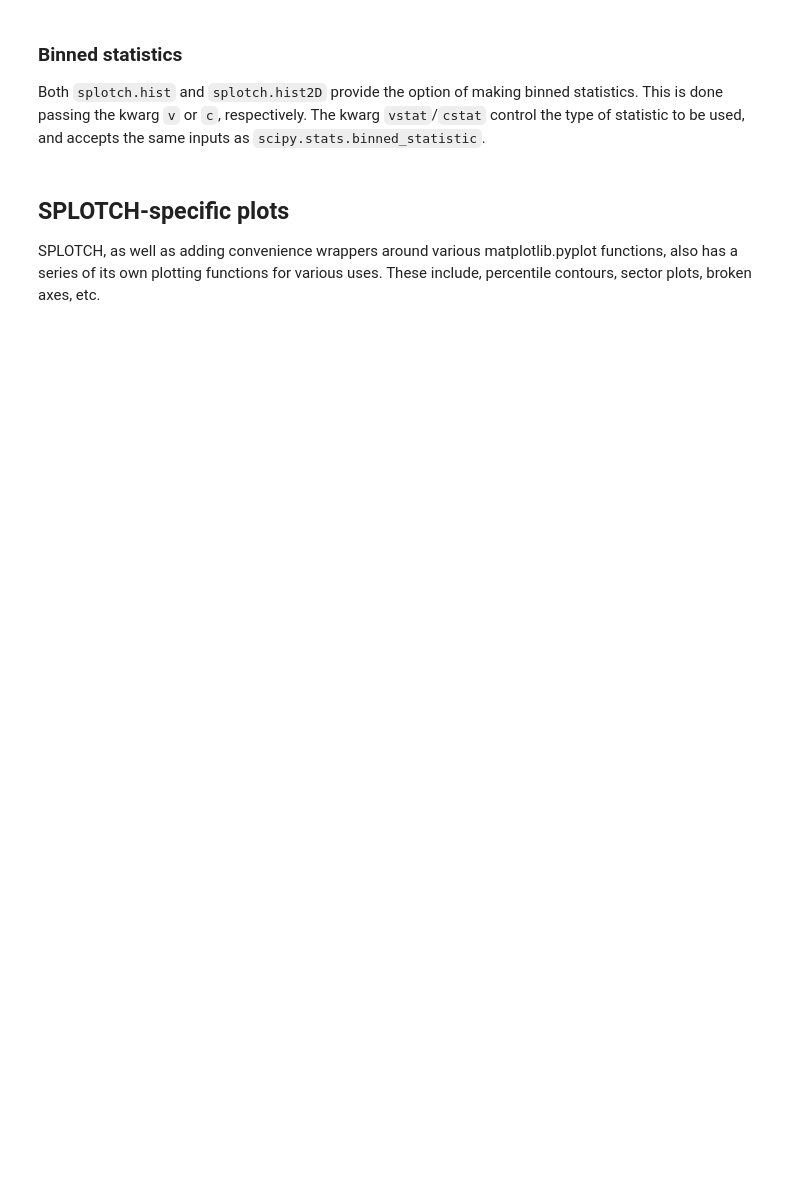
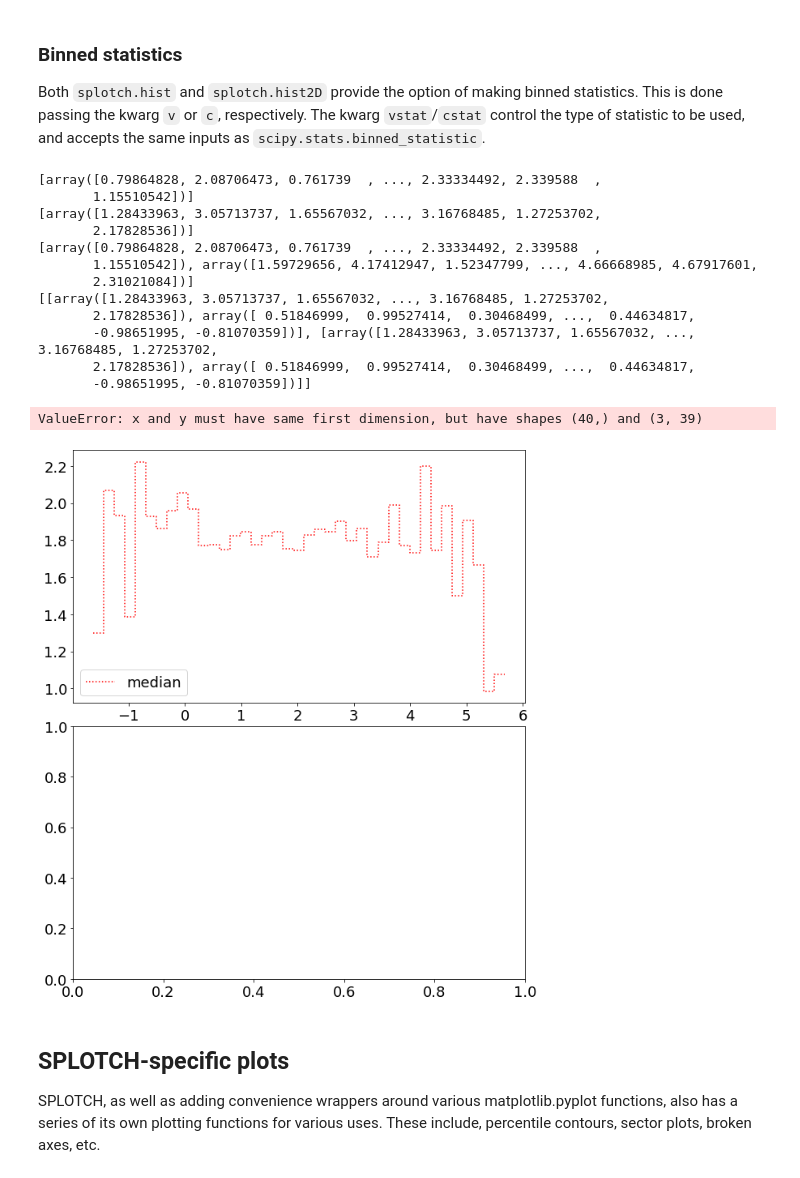
Before and after one commit to MBravoS/splotch, a Jupyter notebook: docs/Examples.ipynb, the cells around one changed output. Saved outputs shown, nothing was run; the diff lists cells and outputs as text; code cells hidden in the pictures; blank space fills up the shorter version.

```diff
--- a/docs/Examples.ipynb
+++ b/docs/Examples.ipynb
@@ -154,13 +192,29 @@ x=np.random.normal(2,1,10000)
 y=np.random.gamma(4,0.5,10000)
 z=np.cos(x*y)
 # %%
-splt.hist(x,v=y,vstat='median',plabel='median',color='r',linestyle='dotted')
-splt.hist(x,v=y,vstat='mean',plabel='mean',color='r',linestyle='dashed')
-splt.hist2D(x,y,cmap='Greys',xlabel='x',ylabel='y',clabel='Point density')
+fig, axes = splt.subplots(nrows=2,figsize=(10,12))
+
+splt.hist(x,v=y,vstat='median',plabel='median',color='r',linestyle='dotted', ax=axes[0])
+splt.hist([x,x*2],v=[y,z],vstat='mean',plabel='mean',color='r',linestyle='dashed', ax=axes[0])
+splt.hist2D(x,y,cmap='Greys',xlabel='x',ylabel='y',clabel='Point density', ax=axes[0])
+
+splt.hist2D(x,y,c=z,cstat='median',clabel='Median value of $z(x,y)$', ax=axes[1])
 plt.show()
-
-splt.hist2D(x,y,c=z,cstat='median',clabel='Median value of $z(x,y)$')
-plt.show()
+# %% [output]
+[array([0.79864828, 2.08706473, 0.761739  , ..., 2.33334492, 2.339588  ,
+       1.15510542])]
+[array([1.28433963, 3.05713737, 1.65567032, ..., 3.16768485, 1.27253702,
+       2.17828536])]
+[array([0.79864828, 2.08706473, 0.761739  , ..., 2.33334492, 2.339588  ,
+       1.15510542]), array([1.59729656, 4.17412947, 1.52347799, ..., 4.66668985, 4.67917601,
+       2.31021084])]
+[[array([1.28433963, 3.05713737, 1.65567032, ..., 3.16768485, 1.27253702,
+       2.17828536]), array([ 0.51846999,  0.99527414,  0.30468499, ...,  0.44634817,
+       -0.98651995, -0.81070359])], [array([1.28433963, 3.05713737, 1.65567032, ..., 3.16768485, 1.27253702,
+       2.17828536]), array([ 0.51846999,  0.99527414,  0.30468499, ...,  0.44634817,
+       -0.98651995, -0.81070359])]]
+ValueError: x and y must have same first dimension, but have shapes (40,) and (3, 39)
+[figure, added]
 # %% [markdown]
 ## SPLOTCH-specific plots
 SPLOTCH, as well as adding convenience wrappers around various matplotlib.pyplot functions, also has a series of its own plotting functions for various uses. These include, percentile contours, sector plots, broken axes, etc.
```
Also changed, not shown: parts of 20 cells of this notebook, 3 other files.
